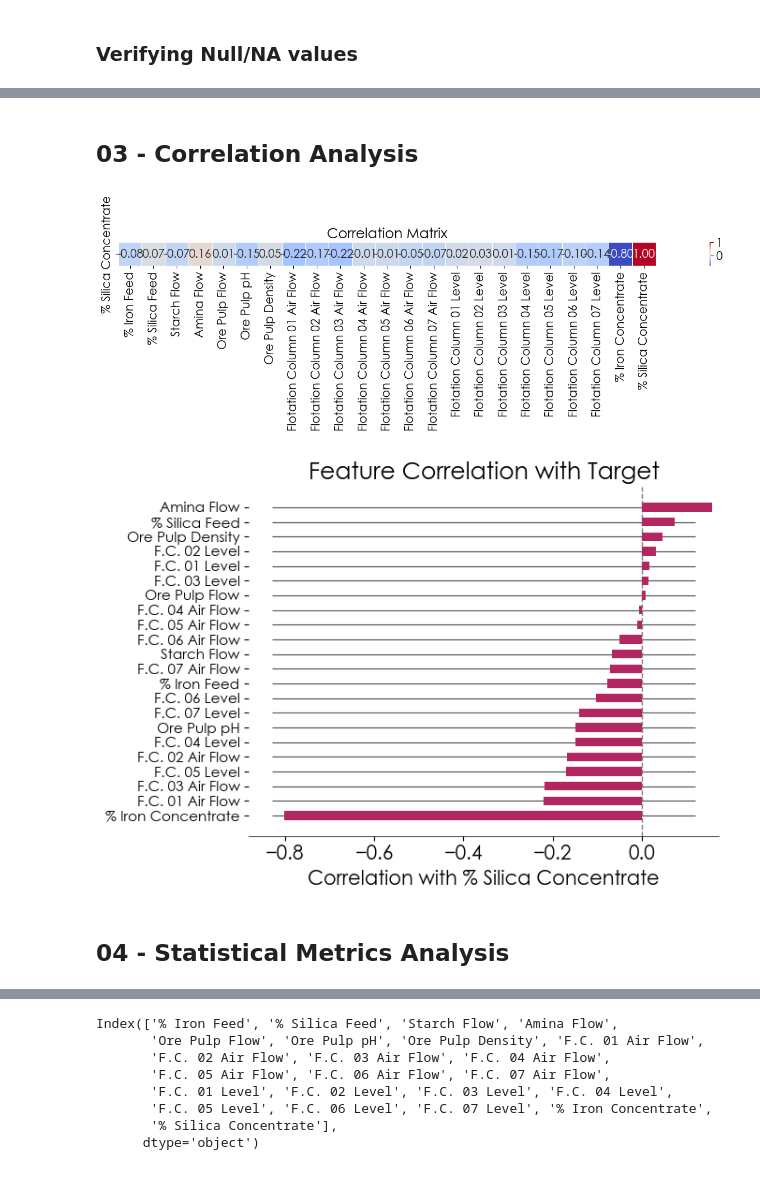
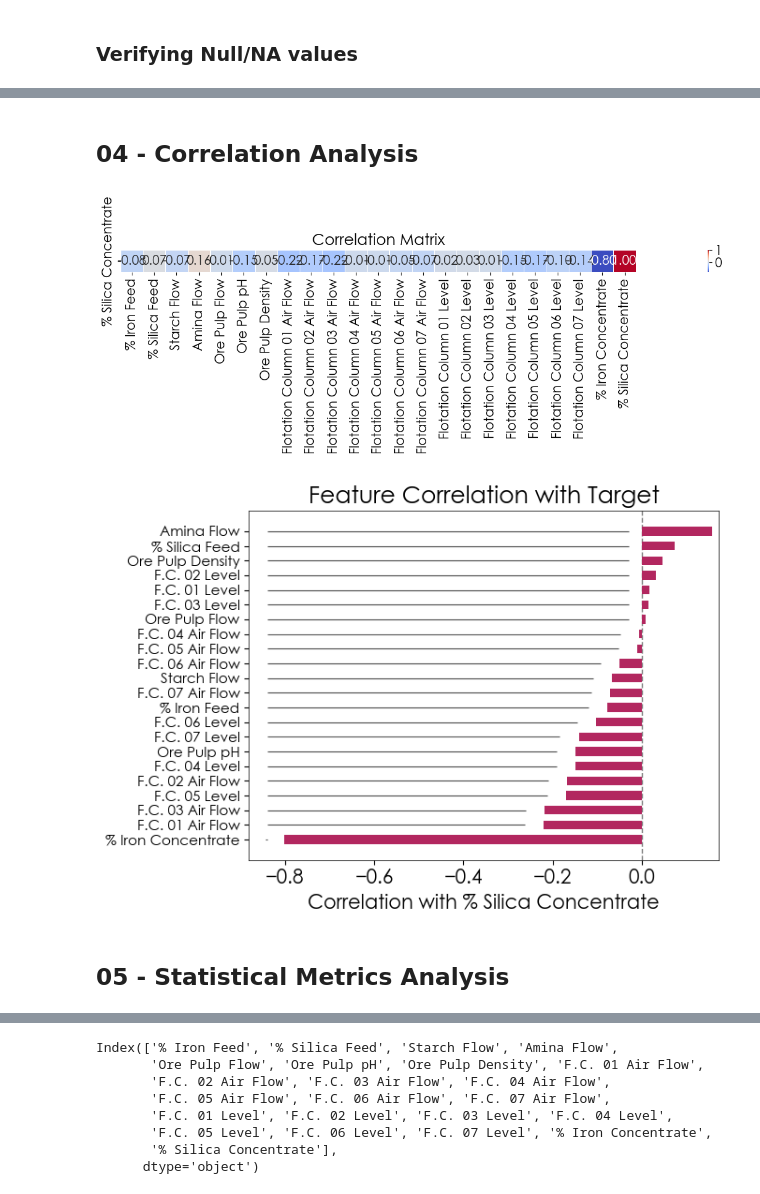
Before and after one commit to PauloCasmal/data-mining-study, a Jupyter notebook: EDA-mining.ipynb, the cells around one changed output, grey strips where cells are left out. Cells and saved outputs as stored; diff of their text form; code cells hidden in the pictures.

```diff
--- a/EDA-mining.ipynb
+++ b/EDA-mining.ipynb
@@ -124,25 +150,25 @@ df = df.set_index('date')
 # %% [markdown]
-## 03 - Correlation Analysis
+## 04 - Correlation Analysis
 # %%
 # Correlation matrix heatmap - focusing on '% Silica Concentrate' (taget variable)
 correlations = df.corr()[['% Silica Concentrate']].T
 
-plt.figure(figsize=(20, 3))
+plt.figure(figsize=(24, 3))
 
 sns.heatmap(
     correlations,
     annot=True,
     fmt=".2f",
     cmap="coolwarm",
     square=True,
     linewidths=0.5
 )
 
 plt.title("Correlation Matrix")
 plt.tight_layout()
 plt.show()
 # %% [output]
-[figure, old version]
+[figure, new version]
 # %%
 df.columns = (
     df.columns
@@ -171,13 +197,18 @@ pad = 0.05 * (xmax - xmin)
 # "Grid" horizontal com sobra
 ax.hlines(
     y=y_pos,
-    xmin=xmin + pad,
-    xmax=xmax - pad,
+    xmin=xmin + pad * 0.8,
+    xmax=np.where(
+        corr.values < 0,
+        corr.values - pad * 0.8,   # negativo → até a barra
+        -0.03                       # positivo → valor fixo
+    ),
     color='black',
     linewidth=0.8,
     alpha=0.7,
     zorder=0
 )
+
 
 # Barras
 ax.barh(
@@ -198,8 +229,8 @@ ax.set_title('Feature Correlation with Target')
 ax.axvline(0, color='gray', linestyle='--', linewidth=1, zorder=1)
 
 # Limpa bordas (opcional, estilo paper)
-for spine in ['top', 'right', 'left']:
-    ax.spines[spine].set_visible(False)
+# for spine in ['top', 'right', 'left']:
+#     ax.spines[spine].set_visible(False)
 
 plt.tight_layout()
 
@@ -207,9 +238,9 @@ fig.savefig(r'G:\Meu Drive\03 - Facens\03 - Data Science\02-TCC-POS\05-Figures\v
 
 plt.show()
 # %% [output]
-[figure, old version]
+[figure, new version]
 # %% [markdown]
-## 04 - Statistical Metrics Analysis
+## 05 - Statistical Metrics Analysis
 # %%
 df.describe().T
 # %% [output]
```
Also changed, not shown: parts of 9 cells of this notebook, 2 other files.
